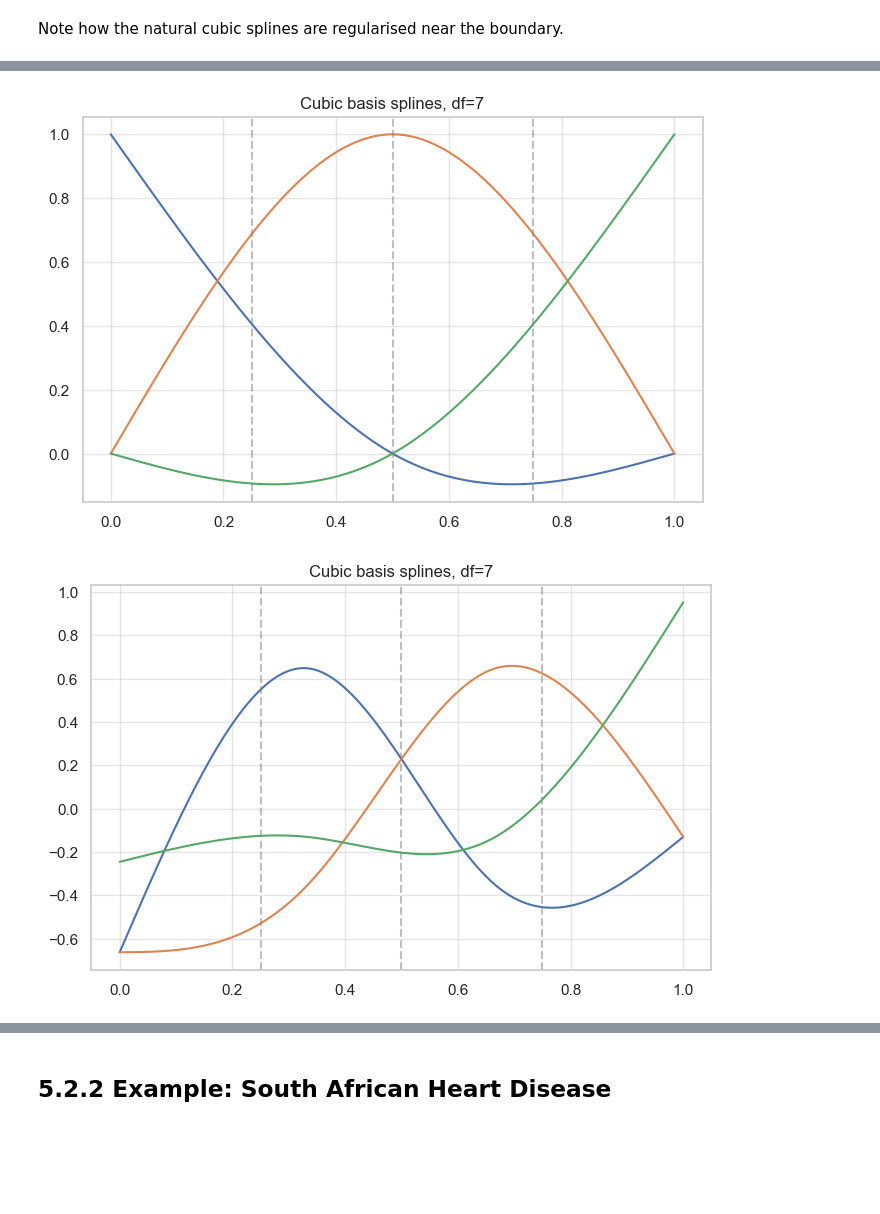
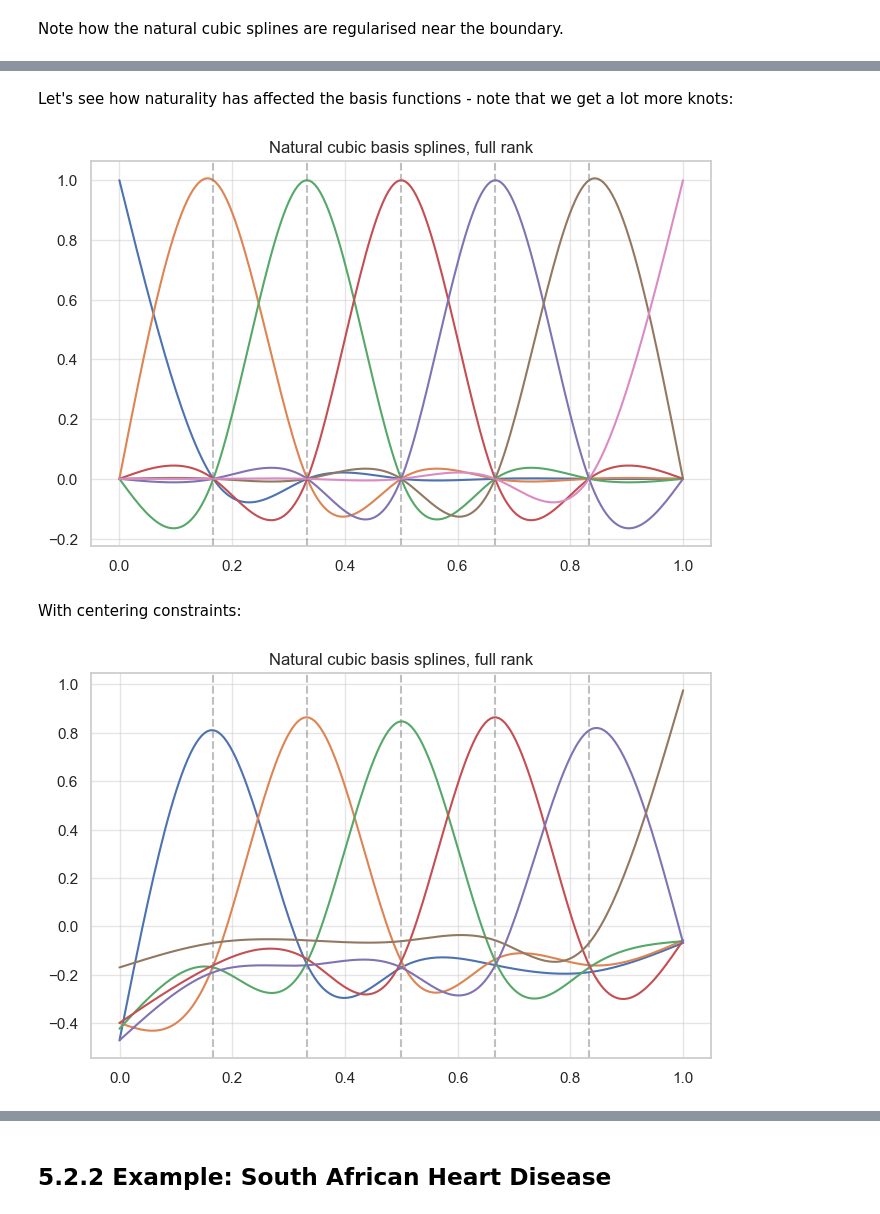
Before and after one commit to chris-leonard/elements-of-statistical-learning, a Jupyter notebook: chapter-8/splines.ipynb, the cells around one changed output, grey strips where cells are left out. Saved outputs shown, nothing was run; the diff lists cells and outputs as text; code cells hidden in the pictures; blank space fills up the shorter version.

Commit message:
clean up implementation of splines and heart disease example

```diff
--- a/chapter-8/splines.ipynb
+++ b/chapter-8/splines.ipynb
@@ -379,0 +278,16 @@ ax.set(title="Cubic basis splines, df=7");
+# %%
+X = dmatrix("bs(x, df=6, degree=3, include_intercept=False) - 1", sample_data)
+
+fig, ax = plt.subplots(figsize=(8, 5))
+
+# plot the basis functions
+b = np.ones(6)
+ax.plot(x, X*b)
+
+# plot knot locations
+n_knots = 6 - 3 # df = K + 4 - 1
+knots = np.linspace(x.min(), x.max(), num=n_knots + 2)[1:-1]
+for knot in knots:
+    ax.axvline(knot, color="gray", linestyle="--", alpha=0.5)
+
+ax.set(title="Cubic basis splines, no intercept");
@@ -479,2 +384,0 @@ ax.legend();
-# %%
-sample_data["y+5"] = sample_data.y + 5
@@ -541,39 +394,41 @@ I can plot the basis functions
+# %% [markdown]
+Let's see how naturality has affected the basis functions - note that we get a lot more knots:
 # %%
-constraints = np.array([[1, 1, 1]])
-X_nat = dmatrix(f"cr(x, df=3) - 1", {"x": x})
+X_nat = dmatrix(f"cr(x, df=7) - 1", sample_data)
 
 fig, ax = plt.subplots(figsize=(8, 5))
 
 # plot the basis functions
-b = np.ones(3)
+b = np.ones(7)
 ax.plot(x, X_nat*b)
 
-# plot knot locations
-n_knots = 7 - 4
+# plot (inner) knot locations
+n_knots = 5  # df = K + 2
 knots = np.linspace(x.min(), x.max(), num=n_knots + 2)[1:-1]
 for knot in knots:
     ax.axvline(knot, color="gray", linestyle="--", alpha=0.5)
 
-ax.set(title="Cubic basis splines, df=7");
+ax.set(title="Natural cubic basis splines, full rank");
 # %% [output]
-[figure, old version]
+[figure, new version]
+# %% [markdown]
+With centering constraints:
 # %%
-constraints = np.array([[1, 1, 1]])
-X_nat = dmatrix(f"cr(x, df=3, constraints='center') - 1", {"x": x})
+X_nat = dmatrix(f"cr(x, df=6, constraints='center') - 1", sample_data)
 
 fig, ax = plt.subplots(figsize=(8, 5))
 
 # plot the basis functions
-b = np.ones(3)
+b = np.ones(6)
 ax.plot(x, X_nat*b)
 
-# plot knot locations
-n_knots = 7 - 4
+# plot (inner) knot locations
+n_knots = 5  # df = K + 1
 knots = np.linspace(x.min(), x.max(), num=n_knots + 2)[1:-1]
 for knot in knots:
     ax.axvline(knot, color="gray", linestyle="--", alpha=0.5)
 
-ax.set(title="Cubic basis splines, df=7");
+ax.set(title="Natural cubic basis splines, full rank");
 # %% [output]
-[figure, old version]
+[figure, new version]
 # %%
```
Also changed, not shown: parts of 69 cells of this notebook, 1 other file.
